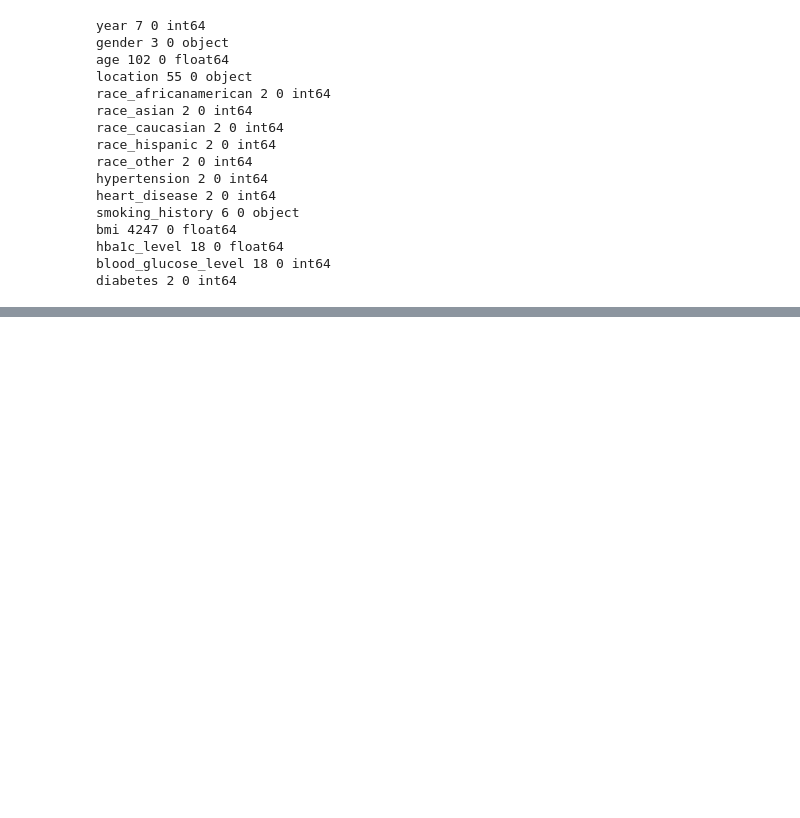
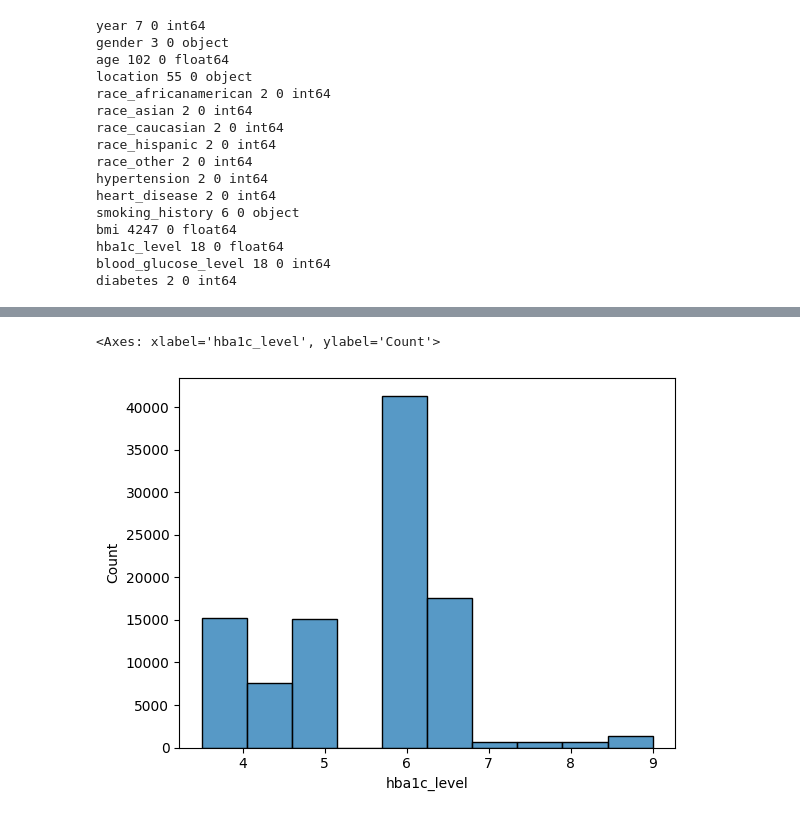
Before and after one commit to sudhagart/mlzoom-hw, a Jupyter notebook: midterm-project/project.ipynb, the cells around one changed output, grey strips where cells are left out. Saved outputs shown, nothing was run; the diff lists cells and outputs as text; code cells hidden in the pictures; blank space fills up the shorter version.

```diff
--- a/midterm-project/project.ipynb
+++ b/midterm-project/project.ipynb
@@ -106,0 +174,5 @@ diabetes 2 0 int64
+# %%
+sns.histplot(data['hba1c_level'], bins=10)
+# %% [output]
+<Axes: xlabel='hba1c_level', ylabel='Count'>
+[figure, added]
```
Also changed, not shown: parts of 53 cells of this notebook, 8 other files.
